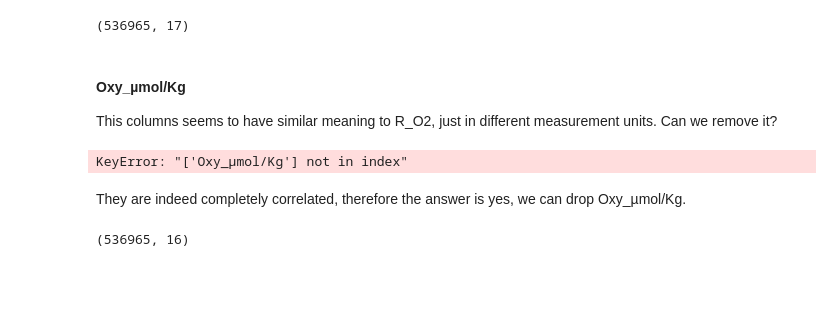
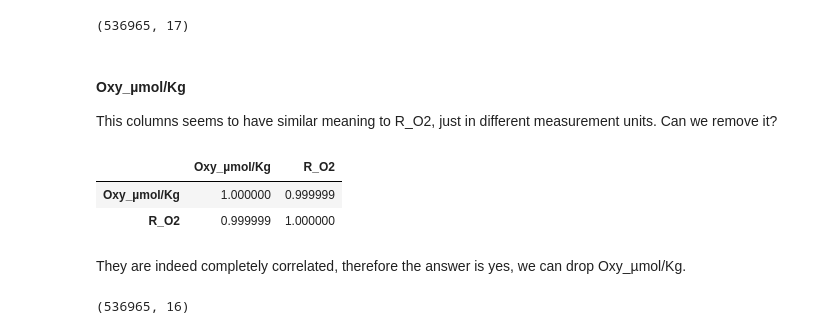
Before and after one commit to AndreiShelest/CalCOFI, a Jupyter notebook: notebooks/01.data-preparation.ipynb, the cells around one changed output. Cells and saved outputs as stored; diff of their text form; code cells hidden in the pictures; blank space fills up the shorter version.

```diff
--- a/notebooks/01.data-preparation.ipynb
+++ b/notebooks/01.data-preparation.ipynb
@@ -307,9 +307,11 @@ bottle_df.shape
 
 This columns seems to have similar meaning to R_O2, just in different measurement units. Can we remove it?
 # %%
-# bottle_df[['Oxy_µmol/Kg', 'R_O2']].corr()
+bottle_df[['Oxy_µmol/Kg', 'R_O2']].corr()
 # %% [output]
-KeyError: "['Oxy_µmol/Kg'] not in index"
+|  | Oxy_µmol/Kg | R_O2 |
+| Oxy_µmol/Kg | 1.000000 | 0.999999 |
+| R_O2 | 0.999999 | 1.000000 |
 # %% [markdown]
 They are indeed completely correlated, therefore the answer is yes, we can drop Oxy_µmol/Kg.
 # %%
```
Also changed, not shown: parts of 5 cells of this notebook.
